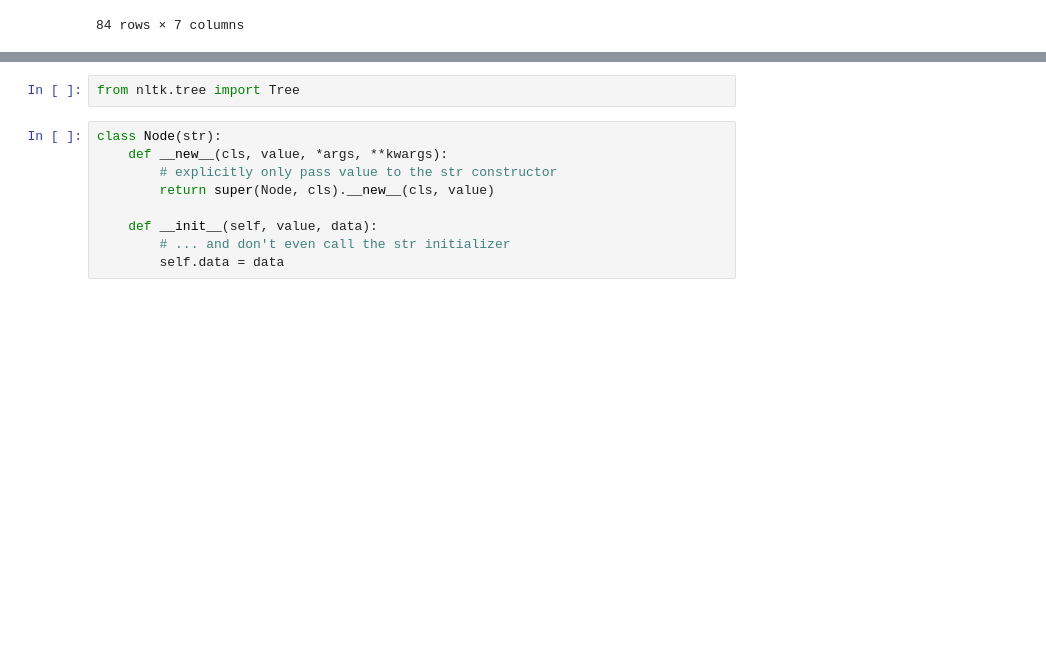
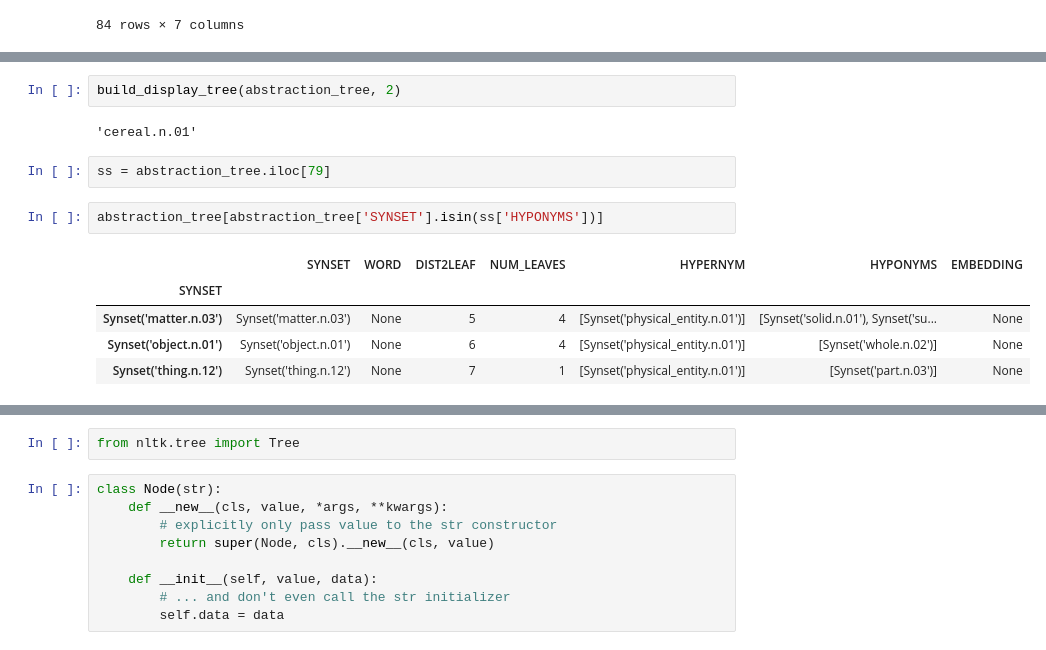
Before and after one commit to DanCrow-BSU/ConcreteAbstract, a Jupyter notebook: concrete-abstract.ipynb, the cells around one changed output, grey strips where cells are left out. Saved outputs shown, nothing was run; the diff lists cells and outputs as text; blank space fills up the shorter version.

```diff
--- a/concrete-abstract.ipynb
+++ b/concrete-abstract.ipynb
@@ -269,0 +304,14 @@ abstraction_tree
+# %%
+build_display_tree(abstraction_tree, 2)
+# %% [output]
+'cereal.n.01'
+# %%
+ss = abstraction_tree.iloc[79]
+# %%
+abstraction_tree[abstraction_tree['SYNSET'].isin(ss['HYPONYMS'])]
+# %% [output]
+|  | SYNSET | WORD | DIST2LEAF | NUM_LEAVES | HYPERNYM | HYPONYMS | EMBEDDING |
+| SYNSET |  |  |  |  |  |  |  |
+| Synset('matter.n.03') | Synset('matter.n.03') | None | 5 | 4 | [Synset('physical_entity.n.01')] | [Synset('solid.n.01'), Synset('su... | None |
+| Synset('object.n.01') | Synset('object.n.01') | None | 6 | 4 | [Synset('physical_entity.n.01')] | [Synset('whole.n.02')] | None |
+| Synset('thing.n.12') | Synset('thing.n.12') | None | 7 | 1 | [Synset('physical_entity.n.01')] | [Synset('part.n.03')] | None |
```
Also changed, not shown: parts of 6 cells of this notebook.
